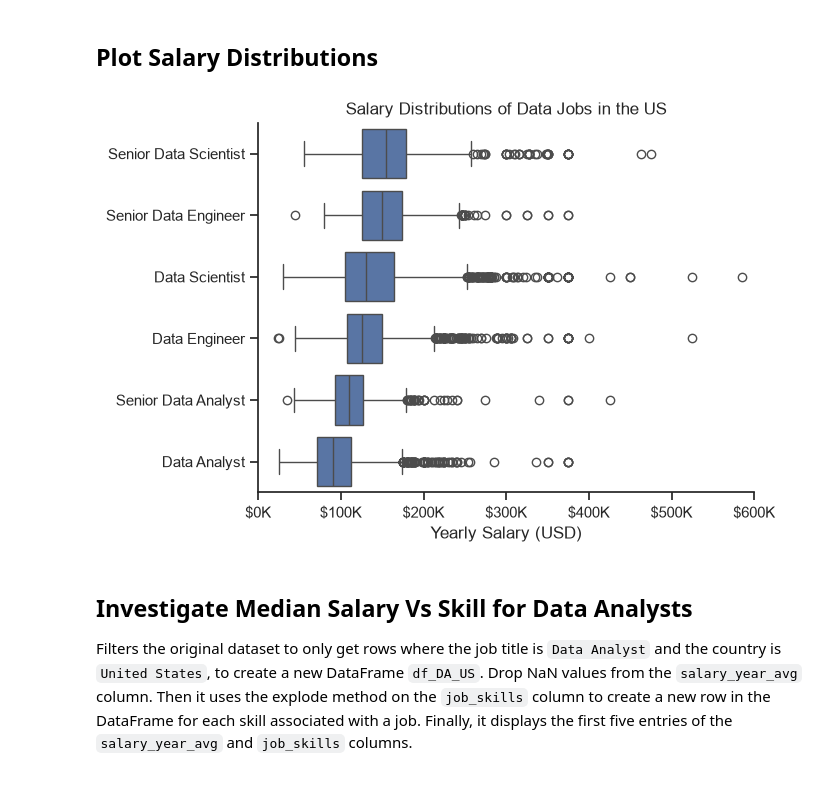
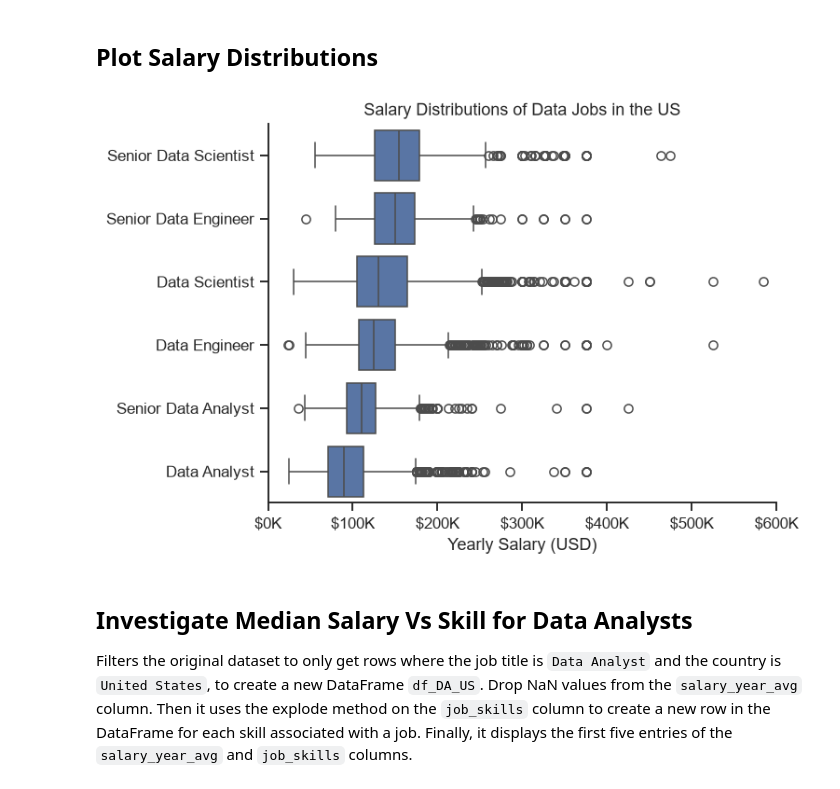
Before and after one commit to vanshbatham/job-postings-data-analysis, a Jupyter notebook: 4_Salary_Analysis.ipynb, the cells around one changed output. Drawn from its saved outputs; the diff is of its cells as text; code cells hidden in the pictures.

Commit message:
Improve figure resolution in salary analysis

```diff
--- a/4_Salary_Analysis.ipynb
+++ b/4_Salary_Analysis.ipynb
@@ -47,20 +47,22 @@ job_titles
 # %% [markdown]
 ## Plot Salary Distributions
 # %%
+plt.figure(dpi=110)
 sns.boxplot(data=df_US_top6, x='salary_year_avg', y='job_title_short', order=job_order)
+
 sns.set_theme(style='ticks')
 sns.despine()
 
 plt.title('Salary Distributions of Data Jobs in the US')
 plt.xlabel('Yearly Salary (USD)')
 plt.ylabel('')
 plt.xlim(0, 600000)
 
-ticks_x = plt.FuncFormatter(lambda y, pos:  f'${int(y/1000)}K')
+ticks_x = plt.FuncFormatter(lambda y, pos: f'${int(y/1000)}K')
 plt.gca().xaxis.set_major_formatter(ticks_x)
 plt.show()
 # %% [output]
-[figure, old version]
+[figure, new version]
 # %% [markdown]
 ## Investigate Median Salary Vs Skill for Data Analysts
 
```
Also changed, not shown: parts of 1 cell of this notebook.
